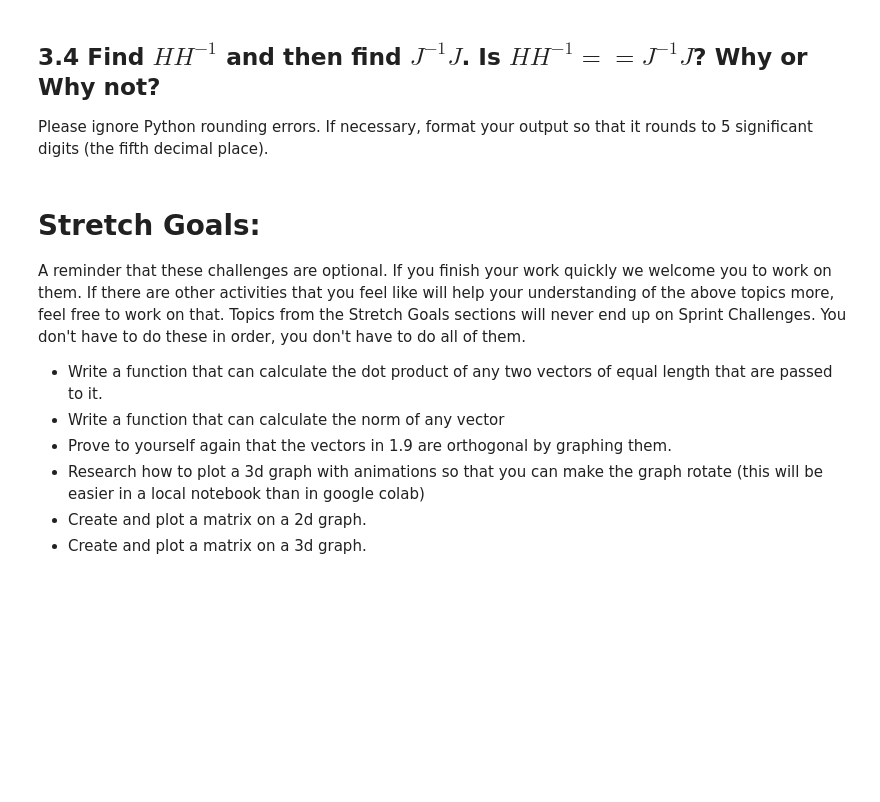
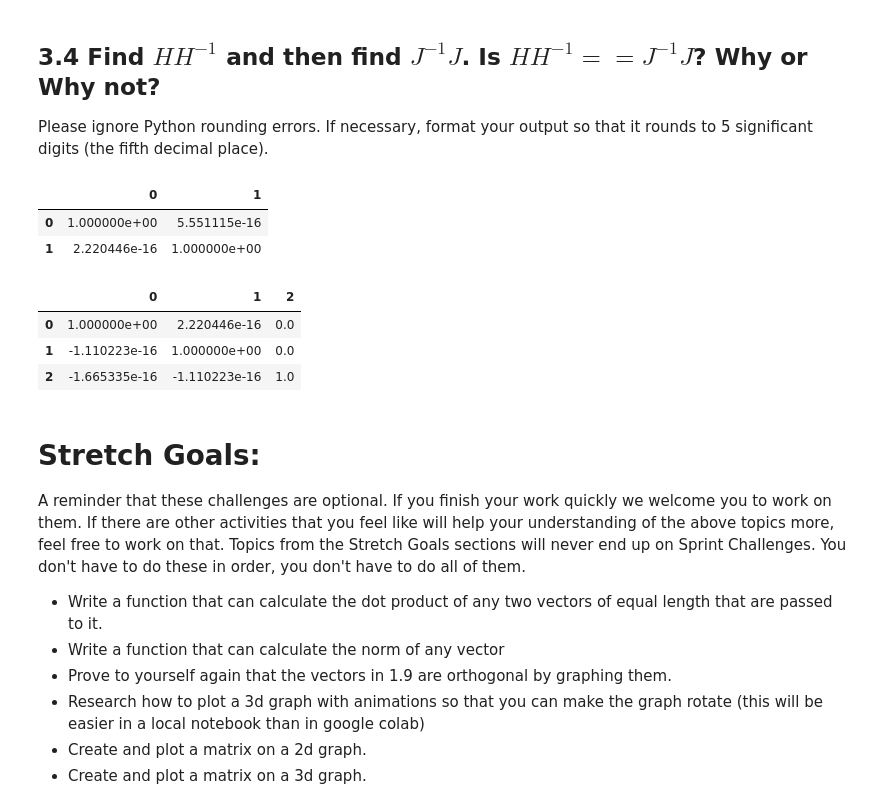
Before and after one commit to techthumb1/DS-Unit-1-Sprint-3-Linear-Algebra, a Jupyter notebook: module1-vectors-and-matrices/Dspt5_DS_131_Vectors_and_Matrices_Assignment_Jason_Robinson.ipynb, the cells around one changed output. Cells and saved outputs as stored; diff of their text form; code cells hidden in the pictures; blank space fills up the shorter version.

```diff
--- a/module1-vectors-and-matrices/Dspt5_DS_131_Vectors_and_Matrices_Assignment_Jason_Robinson.ipynb
+++ b/module1-vectors-and-matrices/Dspt5_DS_131_Vectors_and_Matrices_Assignment_Jason_Robinson.ipynb
@@ -384,6 +420,21 @@ pd.DataFrame(J_inv)
 ## 3.4 Find $HH^{-1}$ and then find $J^{-1}J$. Is $HH^{-1} == J^{-1}J$? Why or Why not?
 
 Please ignore Python rounding errors. If necessary, format your output so that it rounds to 5 significant digits (the fifth decimal place).
+# %%
+H_H_inverse = np.matmul(H,H_inv)
+pd.DataFrame(H_H_inverse)
+# %% [output]
+|  | 0 | 1 |
+| 0 | 1.000000e+00 | 5.551115e-16 |
+| 1 | 2.220446e-16 | 1.000000e+00 |
+# %%
+J_inverse_J = np.matmul(J_inv,J)
+pd.DataFrame(J_inverse_J)
+# %% [output]
+|  | 0 | 1 | 2 |
+| 0 | 1.000000e+00 | 2.220446e-16 | 0.0 |
+| 1 | -1.110223e-16 | 1.000000e+00 | 0.0 |
+| 2 | -1.665335e-16 | -1.110223e-16 | 1.0 |
 # %% [markdown]
 # Stretch Goals:
 
```
Also changed, not shown: parts of 4 cells of this notebook.
